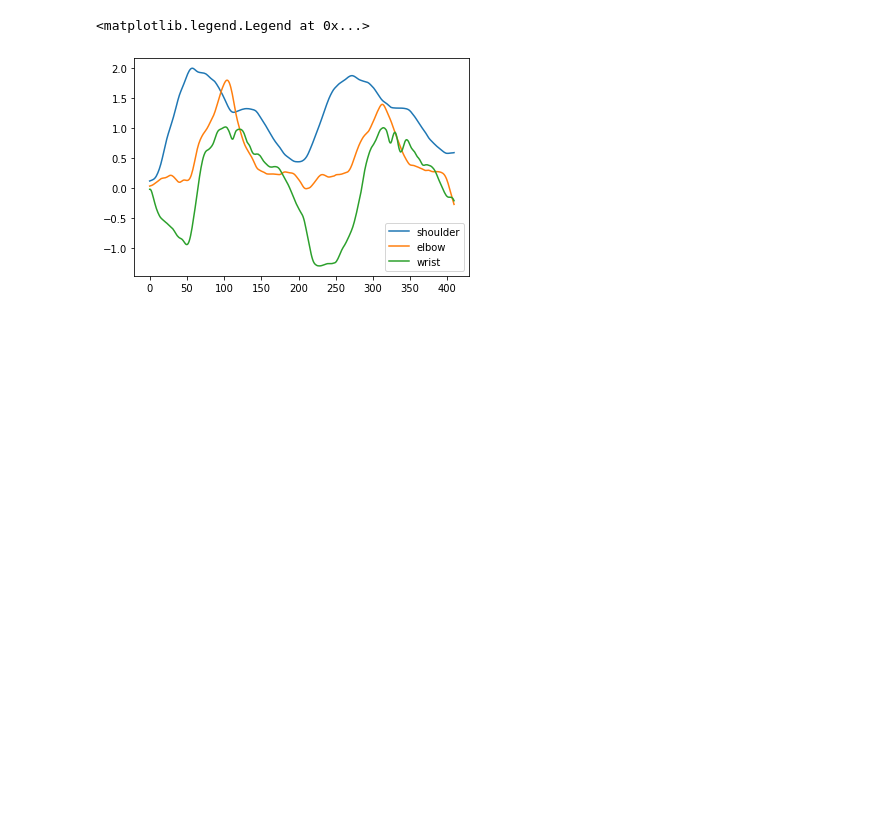
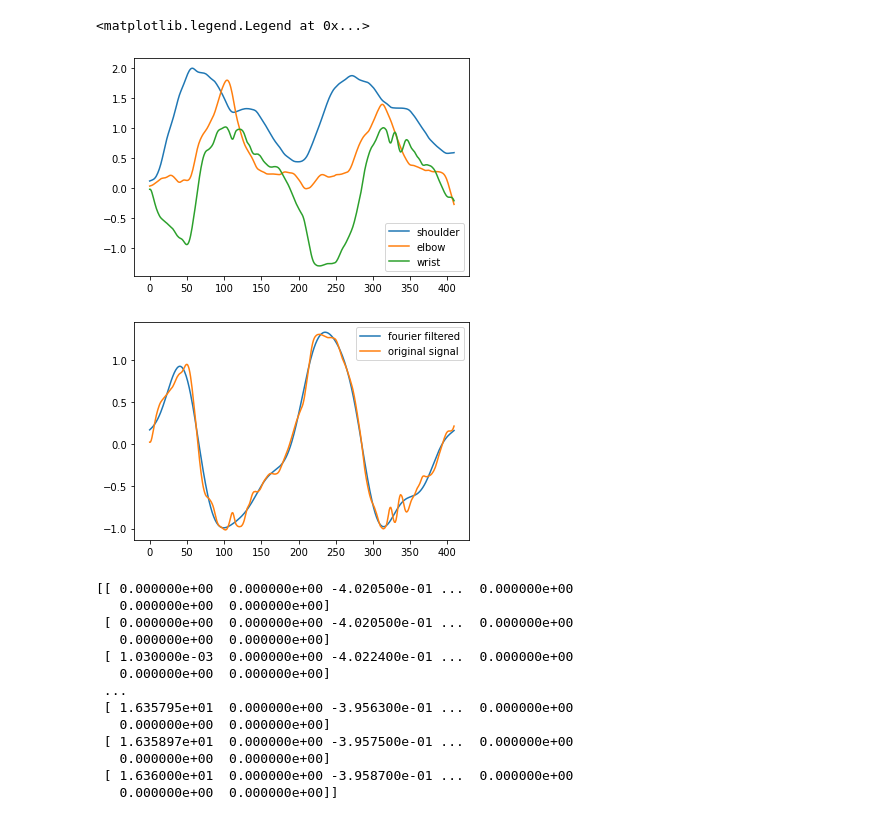
Before and after one commit to TianshuangQiu/Expressive-MP, a Jupyter notebook: json_extraction.ipynb, the cells around one changed output. Cells and saved outputs as stored; diff of their text form; code cells hidden in the pictures; blank space fills up the shorter version.

Commit message:
fourier filtering

```diff
--- a/json_extraction.ipynb
+++ b/json_extraction.ipynb
@@ -2,9 +2,11 @@
 import pandas as pd
 import numpy as np
 import matplotlib.pyplot as plt
+# %%
+TIMESTEP = 0.001 # needs to evenly divide 0.04, should match input to t_toss when called
+FRAMERATE = 25 # FPS in original video, should be 25
+prev_hand_kp = [0, 0]
 # %%
-prev_hand_kp = [0, 0]
-
 def readfile(n):
     if n < 10:
         numstring = "000" + str(n)
@@ -61,6 +63,12 @@ def linear_interp(array, num):
         interpolated = np.vstack([interpolated, interp])
 
     return interpolated
+
+def fourier_filter(array, thresh):
+    fourier = np.fft.rfft(array)
+    fourier[np.abs(fourier) < thresh] = 0
+    filtered = np.fft.irfft(fourier)
+    return filtered
 # %%
 theta_list = []
 
@@ -89,7 +97,7 @@ smoothed_thetas = np.vstack([np.convolve(tl[:, 0], kernel, mode='same'),
                              np.convolve(tl[:, 2], kernel, mode='same')])
 
 data = smoothed_thetas[:, 150:560] - np.pi / 2
-t = np.arange(len(data[0])) / 25
+t = np.arange(len(data[0])) / FRAMERATE
 # %%
 plt.plot(np.arange(len(data[0])), data[0], label="shoulder")
 plt.plot(np.arange(len(data[0])), data[1] - data[0], label="elbow")
@@ -115,0 +124,43 @@ np.savetxt("dance.dat", output, fmt="%10.5f", delimiter='\t')
+# %%
+sh = 0 - data[0]
+el = data[0] - data[1]
+wr = data[1] - data[2]
+
+sh_filtered = fourier_filter(sh, 25)
+el_filtered = fourier_filter(el, 15)
+wr_filtered = fourier_filter(wr, 10)
+
+plt.plot(np.arange(len(data[0])), wr_filtered, label="fourier filtered")
+plt.plot(np.arange(len(data[0])), wr, label="original signal")
+plt.legend()
+plt.show()
+
+
+output = np.vstack([t,
+                    np.zeros_like(t),
+                    sh_filtered,
+                    el_filtered,
+                    wr_filtered,
+                    np.ones_like(t) * np.pi / 2,
+                    np.zeros_like(t)
+                   ]).T
+output = linear_interp(output, int(1 / FRAMERATE / TIMESTEP))
+output = np.hstack([output, np.zeros_like(output), np.zeros_like(output), np.zeros_like(output)])
+output = np.round_(output, decimals=5)
+print(output)
+np.savetxt("dance.dat", output, fmt="%10.5f", delimiter='\t')
+# %% [output]
+[figure, added]
+[[ 0.000000e+00  0.000000e+00 -4.020500e-01 ...  0.000000e+00
+   0.000000e+00  0.000000e+00]
+ [ 0.000000e+00  0.000000e+00 -4.020500e-01 ...  0.000000e+00
+   0.000000e+00  0.000000e+00]
+ [ 1.030000e-03  0.000000e+00 -4.022400e-01 ...  0.000000e+00
+   0.000000e+00  0.000000e+00]
+ ...
+ [ 1.635795e+01  0.000000e+00 -3.956300e-01 ...  0.000000e+00
+   0.000000e+00  0.000000e+00]
+ [ 1.635897e+01  0.000000e+00 -3.957500e-01 ...  0.000000e+00
+   0.000000e+00  0.000000e+00]
+ [ 1.636000e+01  0.000000e+00 -3.958700e-01 ...  0.000000e+00
+   0.000000e+00  0.000000e+00]]
```
Also changed, not shown: parts of 1 cell of this notebook, 2 other files.
